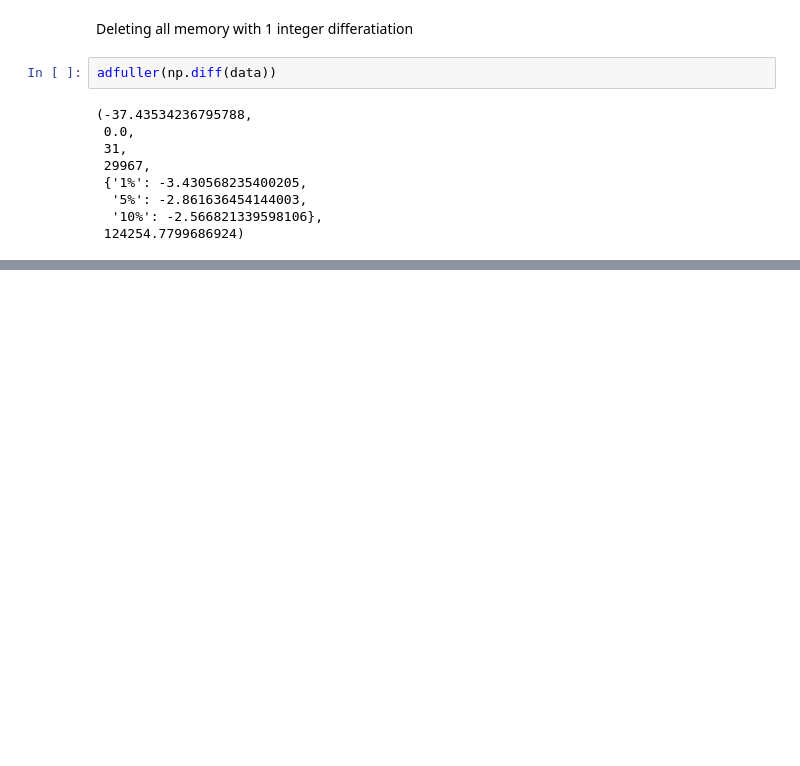
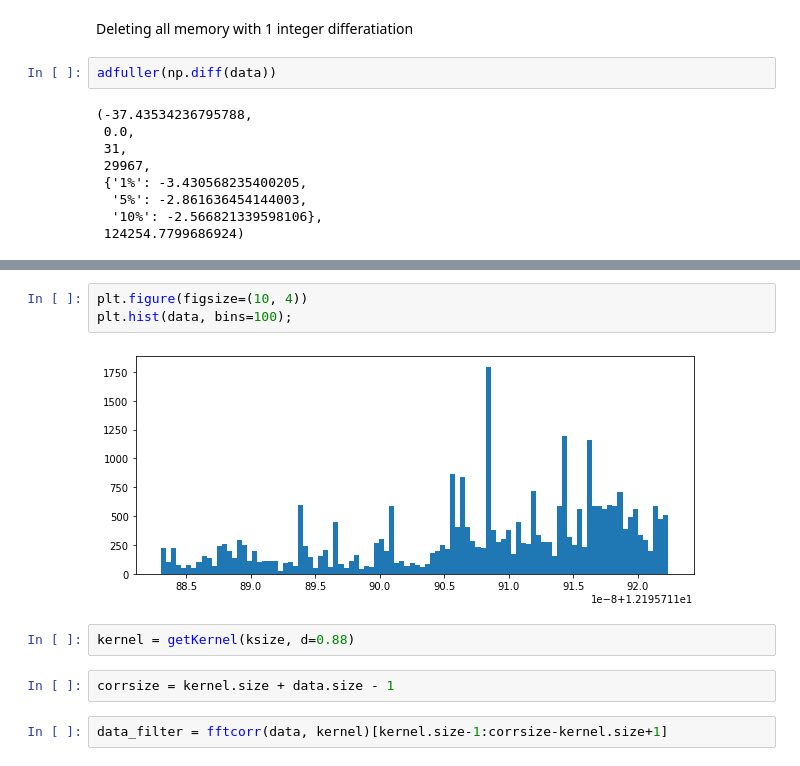
Before and after one commit to eusoubrasileiro/stocks, a Jupyter notebook: prototypes/Metatrader 5 RealBars and Fracdif.ipynb, the cells around one changed output, grey strips where cells are left out. Saved outputs shown, nothing was run; the diff lists cells and outputs as text; blank space fills up the shorter version.

```diff
--- a/prototypes/Metatrader 5 RealBars and Fracdif.ipynb
+++ b/prototypes/Metatrader 5 RealBars and Fracdif.ipynb
@@ -316,0 +384,11 @@ adfuller(np.diff(data))
+# %%
+plt.figure(figsize=(10, 4))
+plt.hist(data, bins=100);
+# %% [output]
+[figure, added]
+# %%
+kernel = getKernel(ksize, d=0.88)
+# %%
+corrsize = kernel.size + data.size - 1
+# %%
+data_filter = fftcorr(data, kernel)[kernel.size-1:corrsize-kernel.size+1]
```
Also changed, not shown: parts of 51 cells of this notebook, 3 other files.
